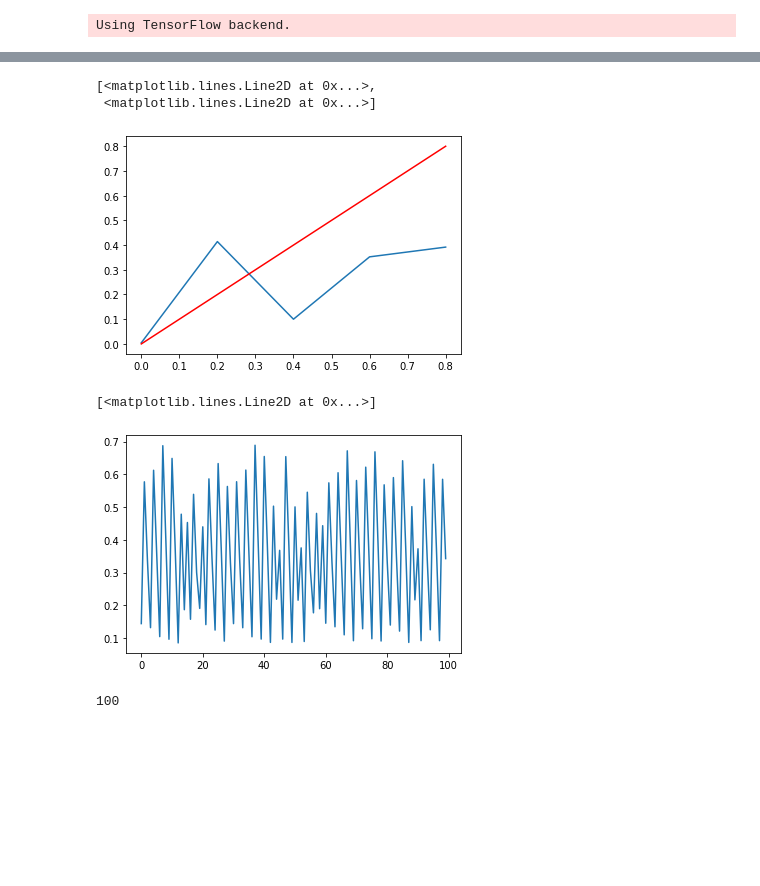
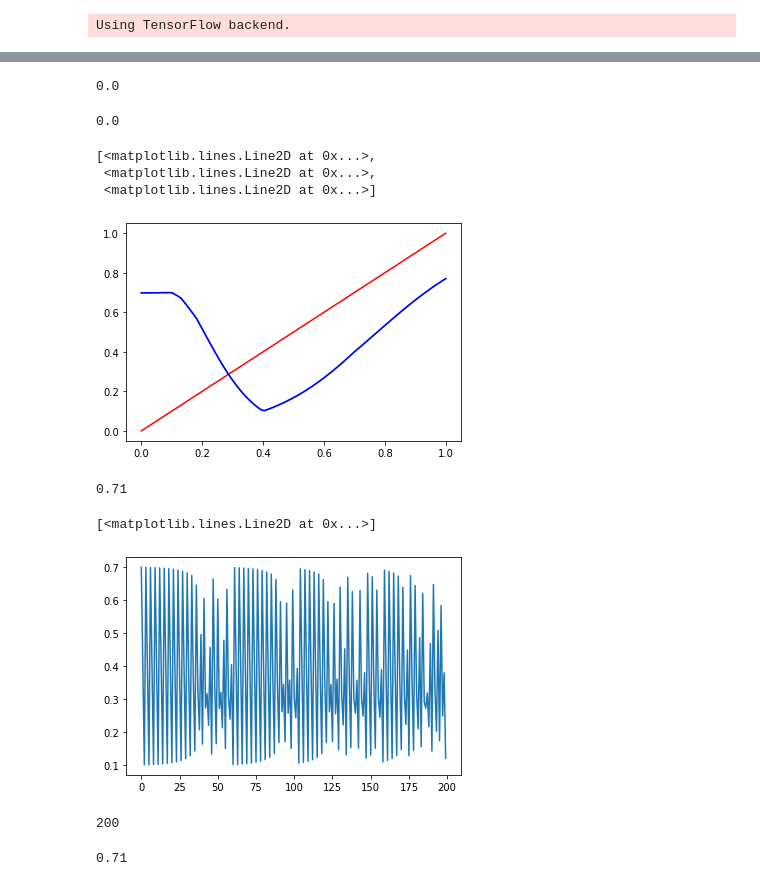
Before and after one commit to kellyspendlove/MachineLearning, a Jupyter notebook: AutoEncoder/AutoEncoder_Chaos.ipynb, the cells around one changed output, grey strips where cells are left out. Saved outputs shown, nothing was run; the diff lists cells and outputs as text; code cells hidden in the pictures; blank space fills up the shorter version.

```diff
--- a/AutoEncoder/AutoEncoder_Chaos.ipynb
+++ b/AutoEncoder/AutoEncoder_Chaos.ipynb
@@ -42,2 +61,6 @@ y_train = np.array([[0.], [.7], [.1], [.4]])
+# %%
+#Training set
+x_train = np.concatenate((a, p), axis=0)
+y_train = np.concatenate((a, fp), axis=0)
 # %%
 x_shift = np.roll(x_train,1)
@@ -50,5 +68,4 @@ array([[0.7],
 # %%
 autoencoder = Model(input_img, output_img)
-
 autoencoder.compile(optimizer='adam', loss='mse')
-autoencoder.fit(x_train, y_train, epochs=1000)
+history = autoencoder.fit(x_train, y_train, epochs=20000, verbose=0)
@@ -80 +82,9 @@ array([[0.3583571]], dtype=float32)
+# %%
+history.history['loss'][-1]
+# %% [output]
+0.0
+# %%
+hist_ae.history['loss'][-1]
+# %% [output]
+0.0
 # %%
@@ -83,27 +94,30 @@ Y = [autoencoder.predict(np.array([[x]]))[0,0] for x in X]
 # %%
-plt.plot(X, Y, X, X, 'r')
+plt.plot(X, Y, X, X, 'r', X, Y2, 'b')
 # %% [output]
 [<matplotlib.lines.Line2D at 0x...>,
+ <matplotlib.lines.Line2D at 0x...>,
  <matplotlib.lines.Line2D at 0x...>]
-[figure, old version]
+[figure, new version]
 # %%
 F = lambda x : autoencoder.predict(np.array([[x]]))[0,0]
 # %%
-init = .5
+init = 0.71
 traj = []
 N = 10000
 x = init
 for i in range(N):
     x = F(x)
     traj . append ( x )
-# %%
-traj = traj[-100:]
+# %%
+init
+# %% [output]
+0.71
 # %%
-plt.plot([i for i in range(len(traj))], traj)
+plt.plot([i for i in range(len(traj[-200:]))], traj[-200:])
 # %% [output]
 [<matplotlib.lines.Line2D at 0x...>]
-[figure, old version]
+[figure, new version]
 # %%
-len(set(traj))
+len(set(traj[-200:]))
 # %% [output]
-100
+200
@@ -109,0 +126,4 @@ len(set(traj))
+# %%
+init
+# %% [output]
+0.71
```
Also changed, not shown: parts of 19 cells of this notebook.
